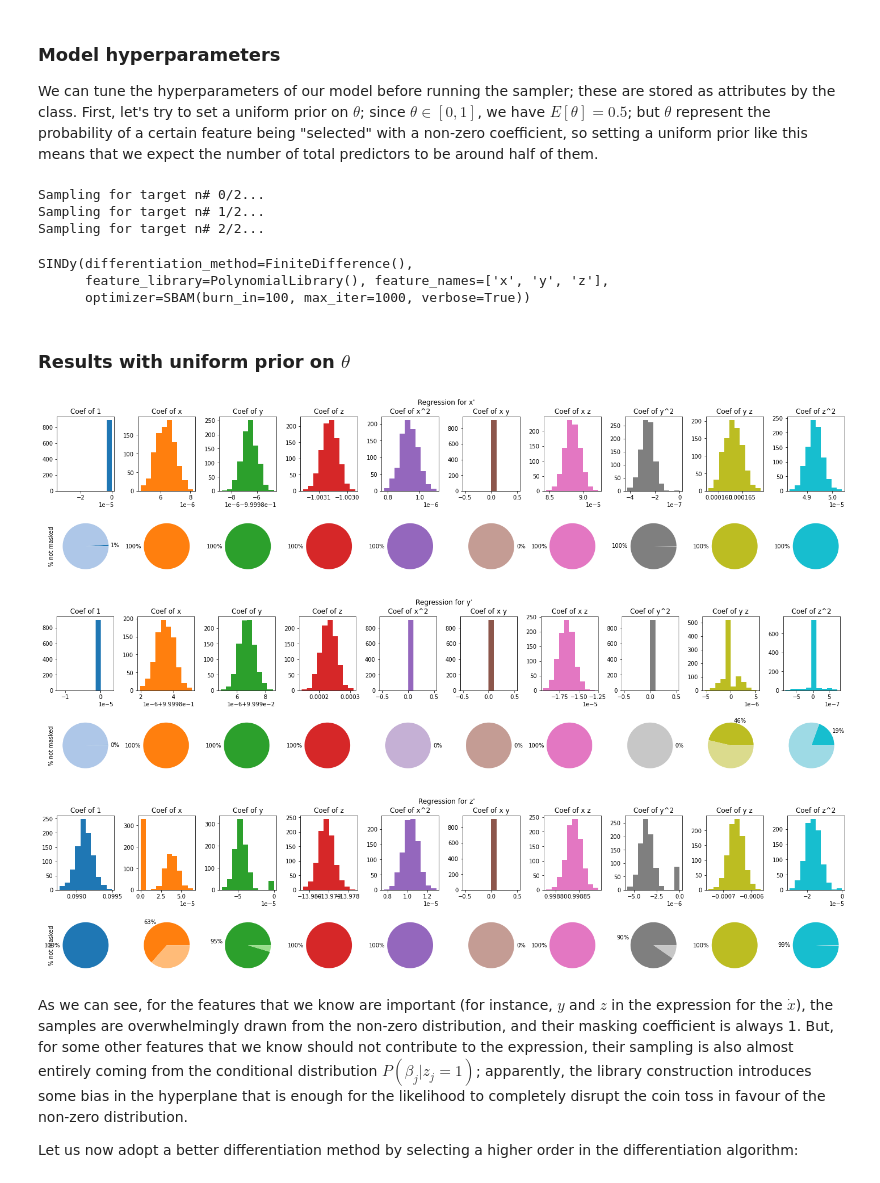
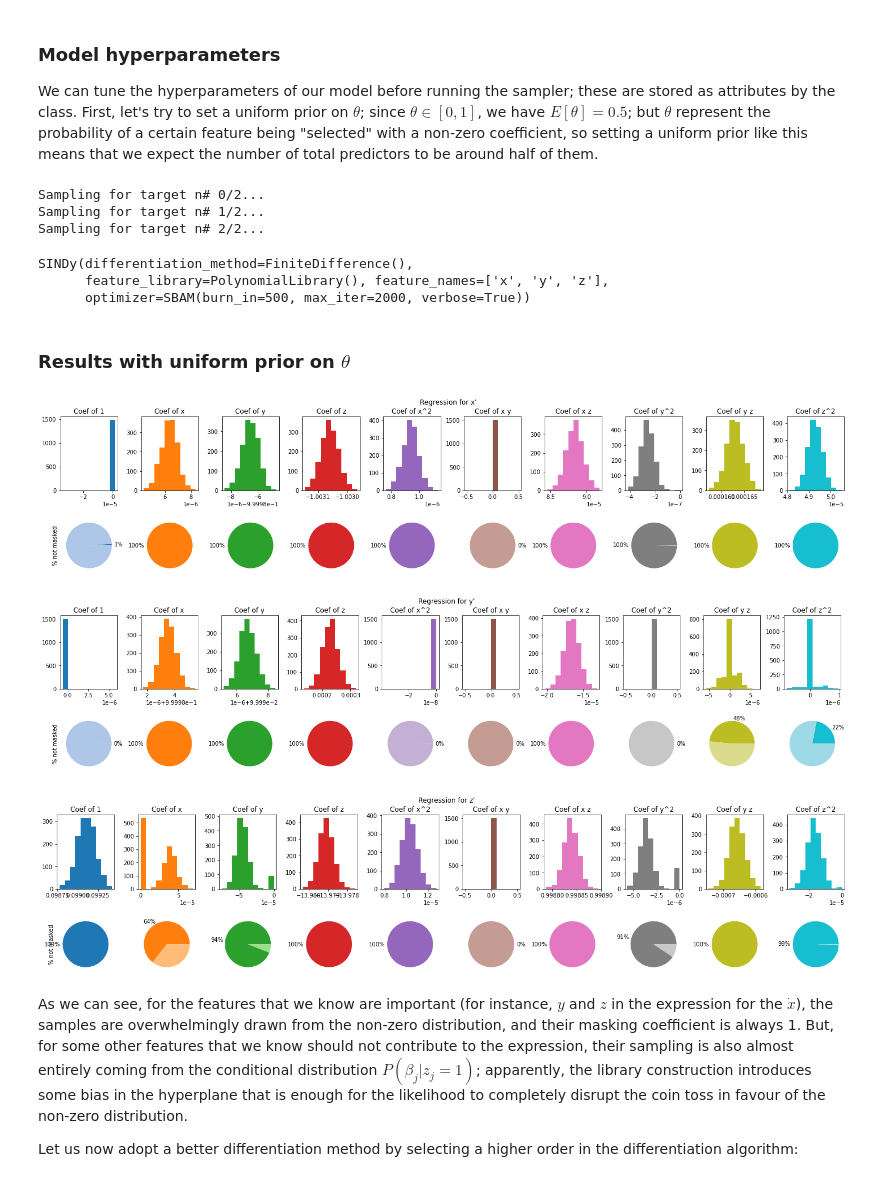
Before and after one commit to emersonvero/LoCP2, a Jupyter notebook: project/experiments.ipynb, the cells around one changed output. Saved outputs shown, nothing was run; the diff lists cells and outputs as text; code cells hidden in the pictures.

```diff
--- a/project/experiments.ipynb
+++ b/project/experiments.ipynb
@@ -62,8 +103,12 @@ Time vector:
 ### Model hyperparameters
 
 We can tune the hyperparameters of our model before running the sampler; these are stored as attributes by the class. First, let's try to set a uniform prior on $\theta$; since $\theta \in [0,1]$, we have $E[\theta]=0.5$; but $\theta$ represent the probability of a certain feature being "selected" with a non-zero coefficient, so setting a uniform prior like this means that we expect the number of total predictors to be around half of them.
+# %%
+# sampling length
+iters = 2000
+nr_burnin = 500
 # %%
-opt=SBAM(max_iter=5000,burn_in=1500,verbose=True)
+opt=SBAM(max_iter=iters,burn_in=nr_burnin,verbose=True)
 
 # setting beta hyperparameters for theta
 opt.a=1.
@@ -76,10 +121,6 @@ opt.s=0.5
 opt.a1=0.01
 opt.a2=0.001
 
-# chain length
-opt.max_iter=1000
-opt.burn_in=100
-
 model = ps.SINDy(feature_names=feature_names,optimizer=opt)
 
 # fit the model
@@ -90,32 +131,15 @@ Sampling for target n# 1/2...
 Sampling for target n# 2/2...
 SINDy(differentiation_method=FiniteDifference(),
       feature_library=PolynomialLibrary(), feature_names=['x', 'y', 'z'],
-      optimizer=SBAM(burn_in=100, max_iter=1000, verbose=True))
+      optimizer=SBAM(burn_in=500, max_iter=2000, verbose=True))
 # %% [markdown]
 ### Results with uniform prior on $\theta$
-# %%
-feat = model.get_feature_names()
-
-for f in range(3):
-    samp = model.optimizer.samples[f]
-    z_mean=model.optimizer.samples[f]['z'].mean()
-
-    fig, axs = plt.subplots(2,10,figsize=[20,5])
-    fig.suptitle("Regression for {}'".format(model.feature_names[f]))
-    colors=plt.get_cmap('tab20')
-    fig.tight_layout()
-    for i in range(10):
-        axs[0,i].hist(samp['beta'][str(i)],color=colors.colors[2*i])
-        axs[0,i].set_title("Coef of {}".format(feat[i]))
-
-        x = [z_mean[i],1-z_mean[i]]
-
-        axs[1,i].pie(x,labels=["{:.0%}".format(x[0]),""],colors=[colors.colors[2*i],colors.colors[2*i+1]])
-    axs[1,0].set_ylabel("% not masked")
-# %% [output]
-[figure, removed]
-[figure, removed]
-[figure, removed]
+# %%
+plot_coefs(model)
+# %% [output]
+[figure, added]
+[figure, added]
+[figure, added]
 # %% [markdown]
 As we can see, for the features that we know are important (for instance, $y$ and $z$ in the expression for the $\dot{x}$), the samples are overwhelmingly drawn from the non-zero distribution, and their masking coefficient is always 1. But, for some other features that we know should not contribute to the expression, their sampling is also almost entirely coming from the conditional distribution $P(\beta_j|z_j=1)$; apparently, the library construction introduces some bias in the hyperplane that is enough for the likelihood to completely disrupt the coin toss in favour of the non-zero distribution.
 
```
Also changed, not shown: parts of 20 cells of this notebook, 1 other file.
